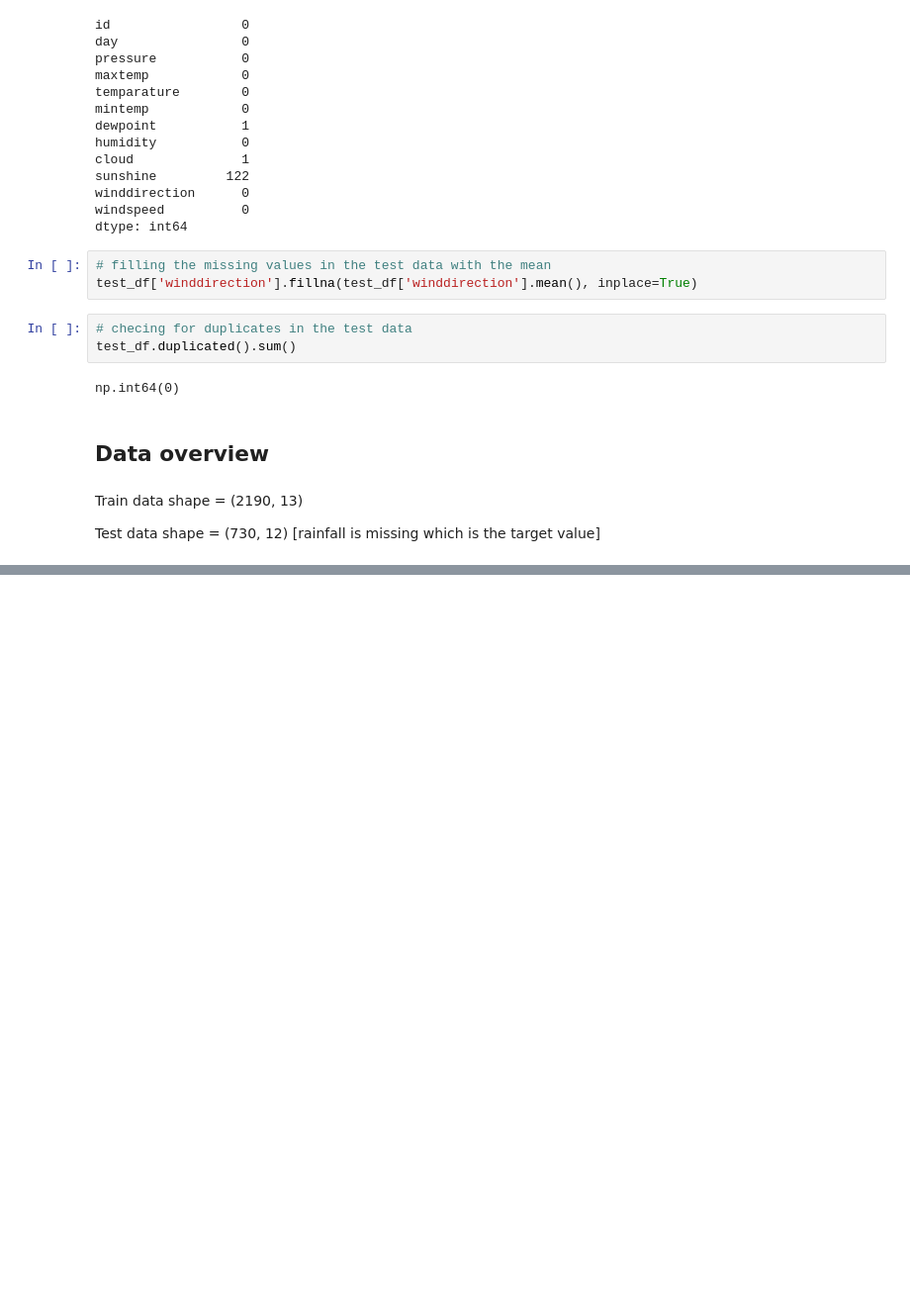
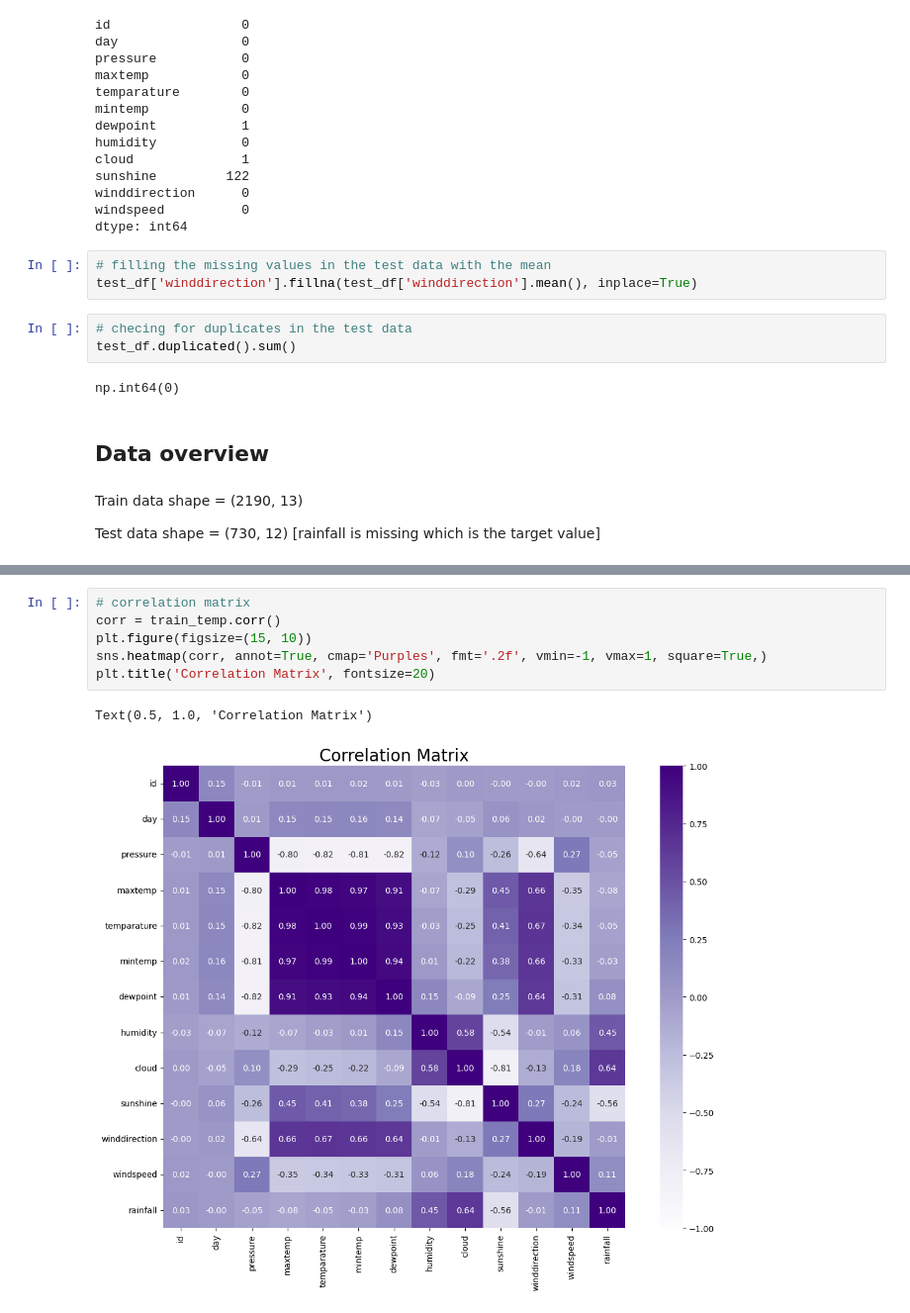
Before and after one commit to yanicodeverse/Binary-Prediction-with-a-Rainfall-Dataset, a Jupyter notebook: rainfall.ipynb, the cells around one changed output, grey strips where cells are left out. Shown at 99% size. Saved outputs shown, nothing was run; the diff lists cells and outputs as text; blank space fills up the shorter version.

Commit message:
DONE: correlation matrix

```diff
--- a/rainfall.ipynb
+++ b/rainfall.ipynb
@@ -255,0 +314,9 @@ Test data shape = (730, 12) [rainfall is missing which is the target value]
+# %%
+# correlation matrix
+corr = train_temp.corr()
+plt.figure(figsize=(15, 10))
+sns.heatmap(corr, annot=True, cmap='Purples', fmt='.2f', vmin=-1, vmax=1, square=True,)
+plt.title('Correlation Matrix', fontsize=20)
+# %% [output]
+Text(0.5, 1.0, 'Correlation Matrix')
+[figure, added]
```
Also changed, not shown: parts of 8 cells of this notebook.
